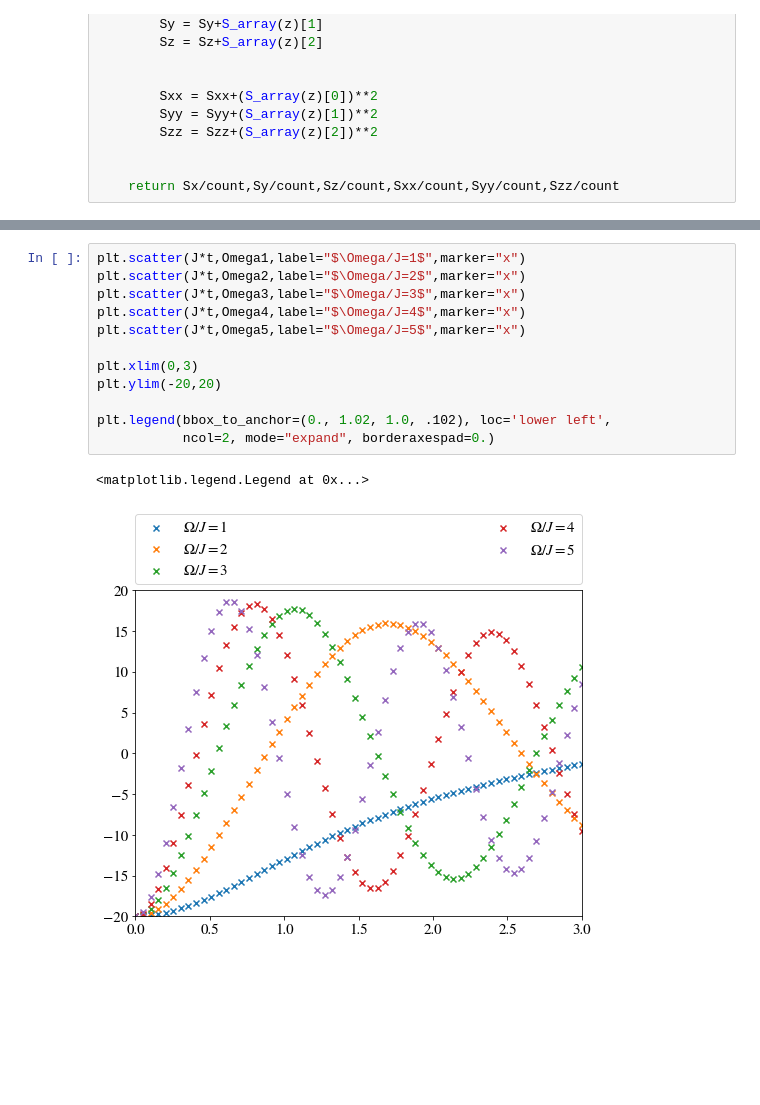
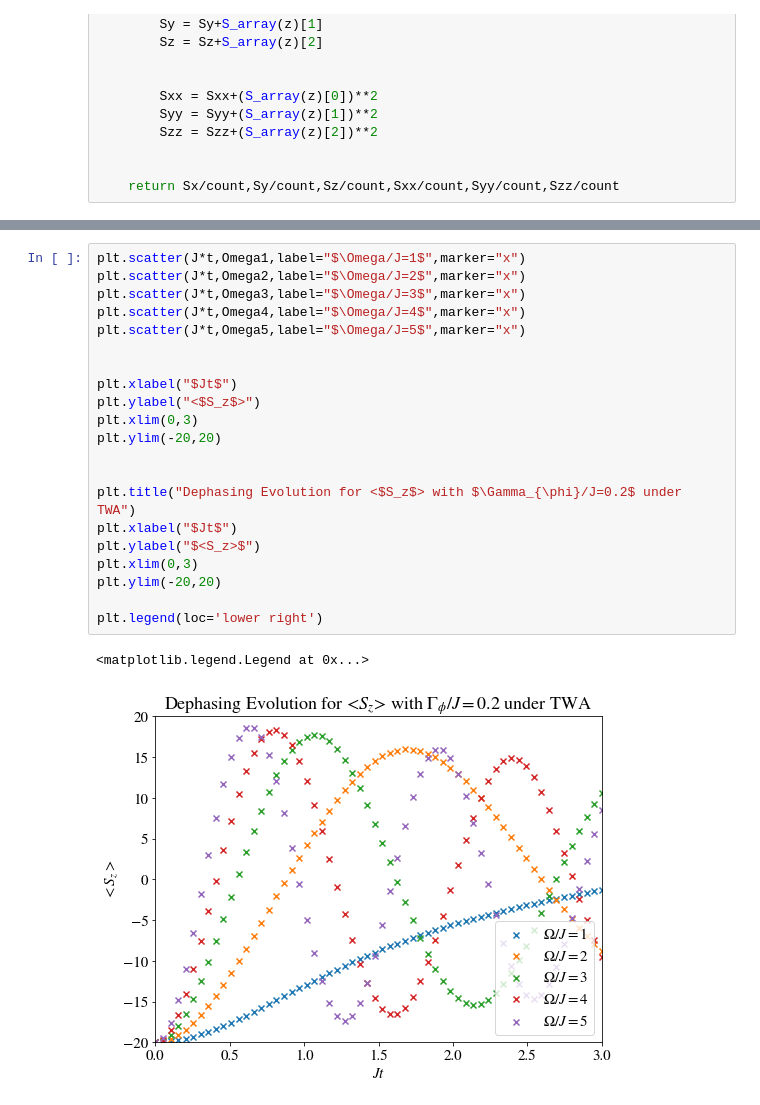
Before and after one commit to eckast161/Spin_dynamics, a Jupyter notebook: DTWA Cubic Lattice.ipynb, the cells around one changed output, grey strips where cells are left out. Drawn from its saved outputs; the diff is of its cells as text; blank space fills up the shorter version.

```diff
--- a/DTWA Cubic Lattice.ipynb
+++ b/DTWA Cubic Lattice.ipynb
@@ -374,17 +480,26 @@ Omega5=np.array([-20.        , -19.44084159, -17.64702386, -14.75907259,
 # %%
 plt.scatter(J*t,Omega1,label="$\Omega/J=1$",marker="x")
 plt.scatter(J*t,Omega2,label="$\Omega/J=2$",marker="x")
 plt.scatter(J*t,Omega3,label="$\Omega/J=3$",marker="x")
 plt.scatter(J*t,Omega4,label="$\Omega/J=4$",marker="x")
 plt.scatter(J*t,Omega5,label="$\Omega/J=5$",marker="x")
 
+
+plt.xlabel("$Jt$")
+plt.ylabel("<$S_z$>")
 plt.xlim(0,3)
 plt.ylim(-20,20)
 
-plt.legend(bbox_to_anchor=(0., 1.02, 1.0, .102), loc='lower left',
-           ncol=2, mode="expand", borderaxespad=0.)
+
+plt.title("Dephasing Evolution for <$S_z$> with $\Gamma_{\phi}/J=0.2$ under TWA")
+plt.xlabel("$Jt$")
+plt.ylabel("$<S_z>$")
+plt.xlim(0,3)
+plt.ylim(-20,20)
+
+plt.legend(loc='lower right')
 # %% [output]
 <matplotlib.legend.Legend at 0x...>
-[figure, old version]
+[figure, new version]
 # %% [markdown]
 <img src="Capture.png" style="width:500px;height:280px"/>
```
Also changed, not shown: parts of 10 cells of this notebook, 2 other files.
